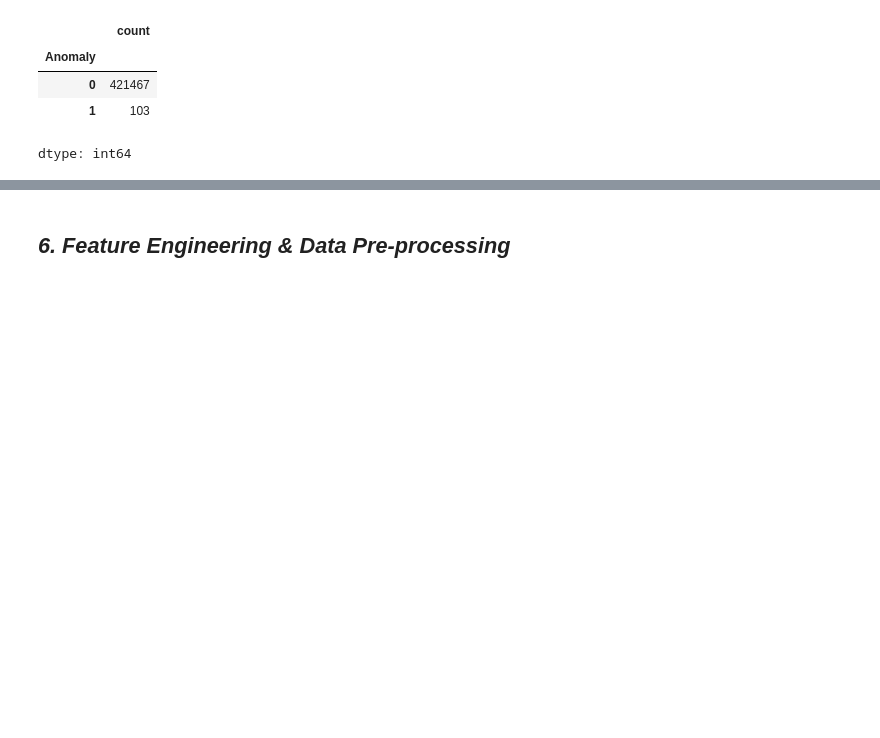
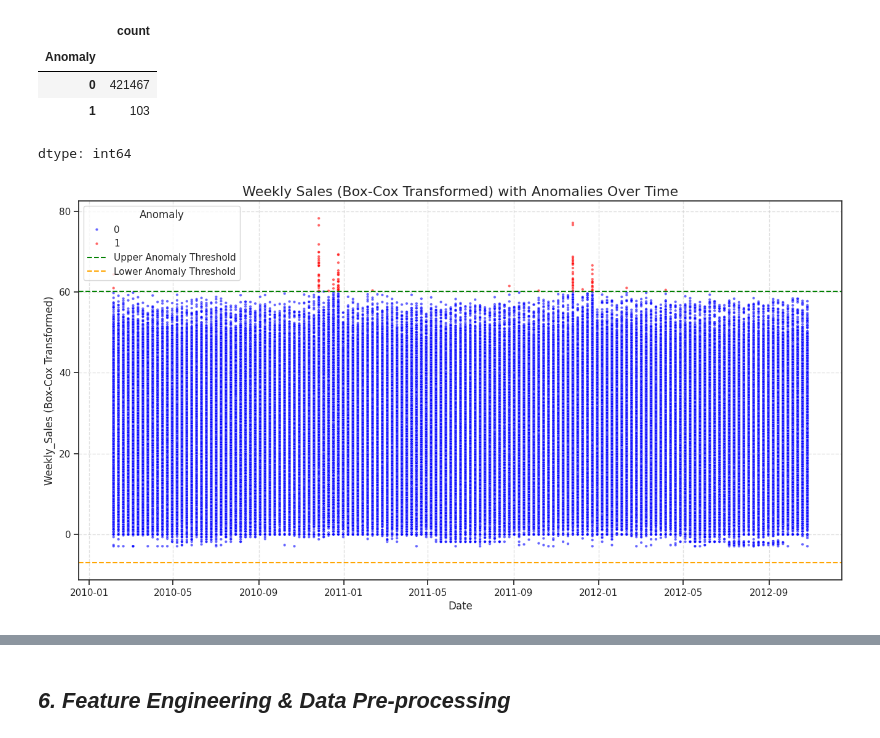
Before and after one commit to amol004/Integrated-Retail-Analytics-for-Store-Optimization-Advanced-Machine-Learning, a Jupyter notebook: Integrated_Retail_Analytics_for_Store_Optimization.ipynb, the cells around one changed output, grey strips where cells are left out. Cells and saved outputs as stored; diff of their text form; code cells hidden in the pictures; blank space fills up the shorter version.

```diff
--- a/Integrated_Retail_Analytics_for_Store_Optimization.ipynb
+++ b/Integrated_Retail_Analytics_for_Store_Optimization.ipynb
@@ -1181,3 +1162,20 @@ Total number of Anomalies (percentage-wise): 0.02%
 | 0 | 421467 |
 | 1 | 103 |
 dtype: int64
+# %%
+#Plot for anomalies
+plt.figure(figsize=(16, 8))
+sns.scatterplot(x='Date', y='Weekly_Sales_BoxCox', hue='Anomaly', data=retail_data, palette={0: 'blue', 1: 'red'}, alpha=0.6, s=10)
+
+# Add lines for the anomaly thresholds
+plt.axhline(y=threshold_upper, color='green', linestyle='--', label='Upper Anomaly Threshold')
+plt.axhline(y=threshold_lower, color='orange', linestyle='--', label='Lower Anomaly Threshold')
+
+plt.title('Weekly Sales (Box-Cox Transformed) with Anomalies Over Time', fontsize=16)
+plt.xlabel('Date', fontsize=12)
+plt.ylabel('Weekly_Sales (Box-Cox Transformed)', fontsize=12)
+plt.legend(title='Anomaly', loc='upper left')
+plt.grid(True, linestyle='--', alpha=0.6)
+plt.show()
+# %% [output]
+[figure, added]
```
Also changed, not shown: parts of 16 cells of this notebook.
